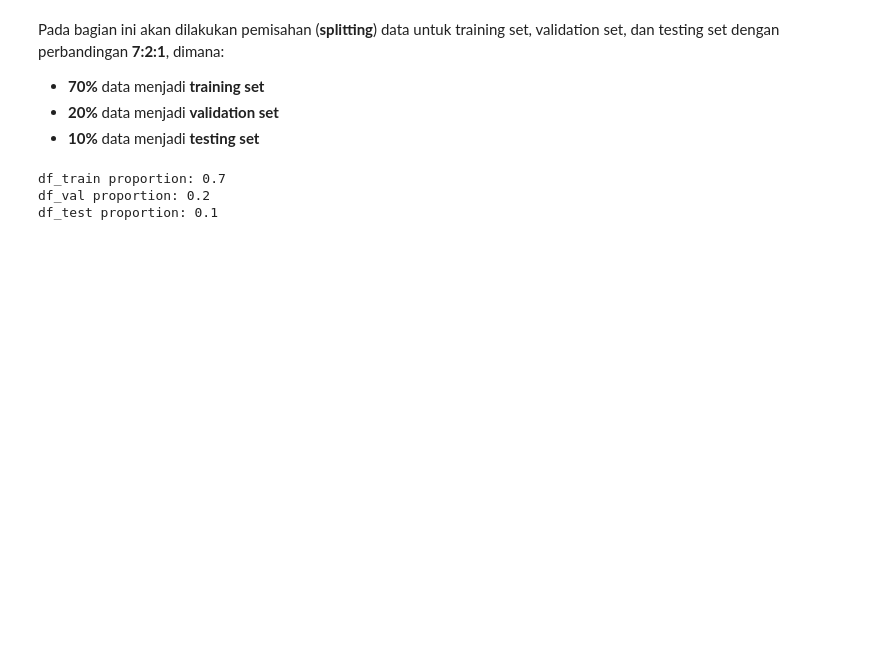
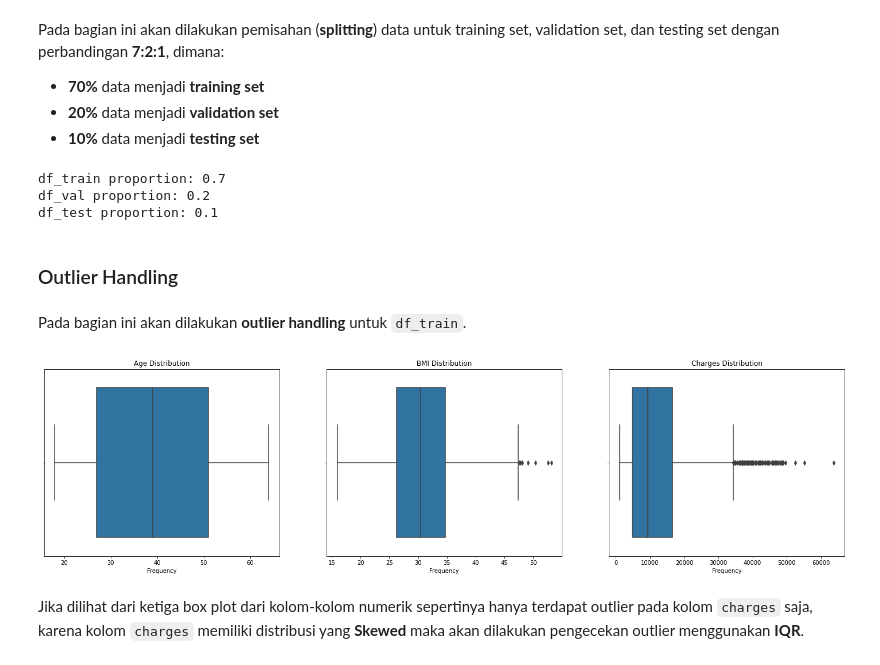
Before and after one commit to Penzragon/h8dsft_P1Milestone2, a Jupyter notebook: script.ipynb, the cells around one changed output. Saved outputs shown, nothing was run; the diff lists cells and outputs as text; code cells hidden in the pictures; blank space fills up the shorter version.

Commit message:
Add outliers handling

```diff
--- a/script.ipynb
+++ b/script.ipynb
@@ -423,3 +423,26 @@ print(f'df_test proportion: {len(df_test) / len(insurance):.1f}')
 df_train proportion: 0.7
 df_val proportion: 0.2
 df_test proportion: 0.1
+# %% [markdown]
+### Outlier Handling
+# %% [markdown]
+Pada bagian ini akan dilakukan **outlier handling** untuk `df_train`.
+# %%
+plt.figure(figsize=(25, 6))
+plt.subplot(1, 3, 1)
+sns.boxplot(x='age', data=df_train)
+plt.title('Age Distribution')
+plt.xlabel('Frequency')
+plt.subplot(1, 3, 2)
+sns.boxplot(x='bmi', data=df_train)
+plt.title('BMI Distribution')
+plt.xlabel('Frequency')
+plt.subplot(1, 3, 3)
+sns.boxplot(x='charges', data=df_train)
+plt.title('Charges Distribution')
+plt.xlabel('Frequency')
+plt.show()
+# %% [output]
+[figure, added]
+# %% [markdown]
+Jika dilihat dari ketiga box plot dari kolom-kolom numerik sepertinya hanya terdapat outlier pada kolom `charges` saja, karena kolom `charges` memiliki distribusi yang **Skewed** maka akan dilakukan pengecekan outlier menggunakan **IQR**.
```
Also changed, not shown: parts of 6 cells of this notebook.
